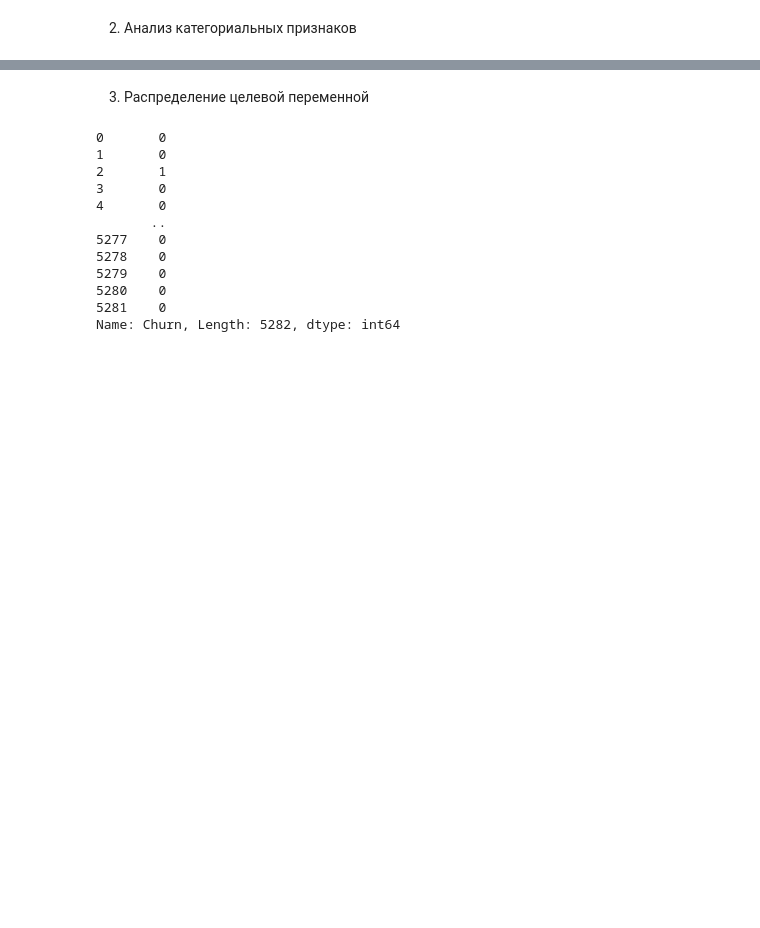
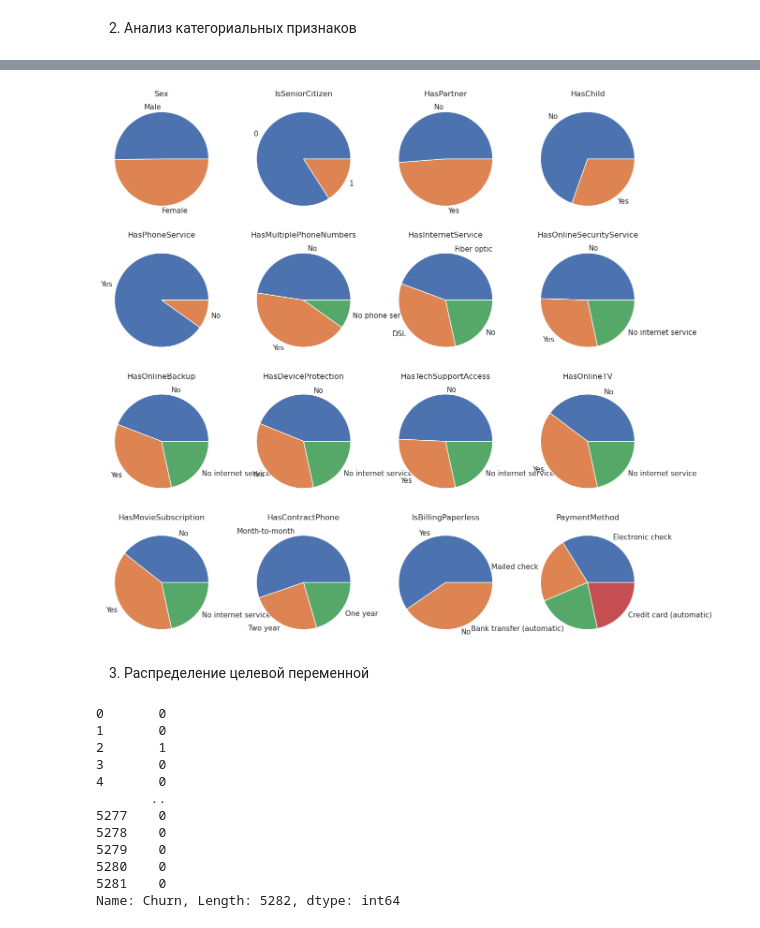
Before and after one commit to emparaeva/DLS-2022, a Jupyter notebook: Base/8.Kaggle/1. Отток клиентов/Мое решение.ipynb, the cells around one changed output, grey strips where cells are left out. Drawn from its saved outputs; the diff is of its cells as text; code cells hidden in the pictures; blank space fills up the shorter version.

```diff
--- a/Base/8.Kaggle/1. Отток клиентов/Мое решение.ipynb
+++ b/Base/8.Kaggle/1. Отток клиентов/Мое решение.ipynb
@@ -202,3 +196,12 @@ for i in cat_cols:
+# %%
+fig, ax = plt.subplots(4, 4, figsize=(15,15))
+ax = ax.ravel()
+for i, cat in enumerate(cat_cols):
+    ax[i].set_title(cat)
+    ax[i].pie(data[cat].value_counts().values, labels=dict(data[cat].value_counts()).keys())
+fig.show();
+# %% [output]
+[figure, added]
 # %% [markdown]
 3. Распределение целевой переменной
 # %%
```
Also changed, not shown: parts of 21 cells of this notebook.
